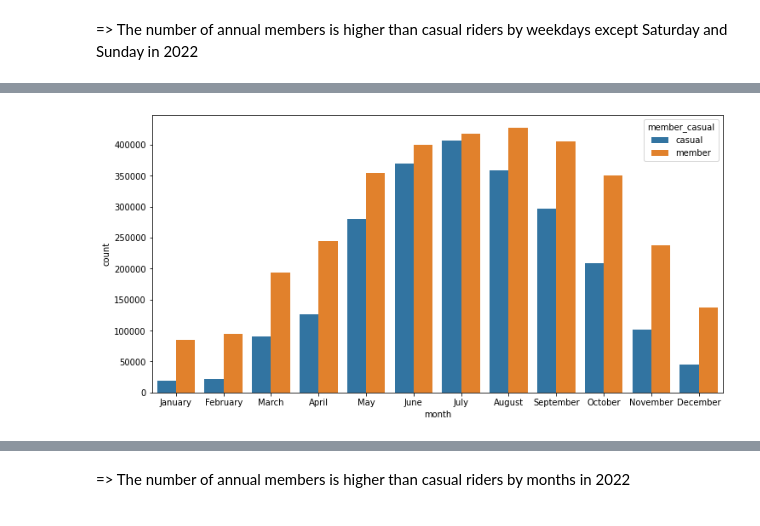
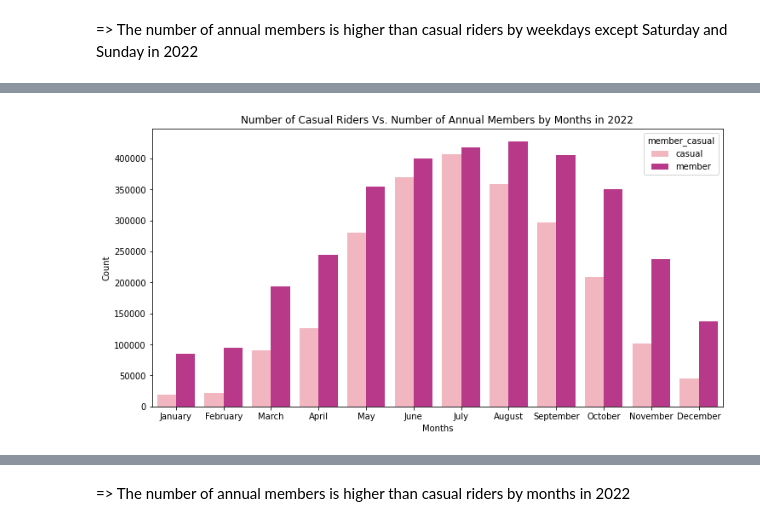
Before and after one commit to vynguyen293/Cyclistic-Bike-Share-Analysis, a Jupyter notebook: Cyclistic-Bike-Share-Analysis.ipynb, the cells around one changed output, grey strips where cells are left out. Saved outputs shown, nothing was run; the diff lists cells and outputs as text; code cells hidden in the pictures.

```diff
--- a/Cyclistic-Bike-Share-Analysis.ipynb
+++ b/Cyclistic-Bike-Share-Analysis.ipynb
@@ -232,5 +229,8 @@ df_pivot_2
 # %%
 plt.figure(figsize=(12,6))
-sns.countplot(x='month',data=df, hue='member_casual');
+sns.countplot(x='month', data=df, hue='member_casual', palette='RdPu')
+plt.title('Number of Casual Riders Vs. Number of Annual Members by Months in 2022')
+plt.xlabel('Months')
+plt.ylabel('Count');
 # %% [output]
-[figure, old version]
+[figure, new version]
```
Also changed, not shown: parts of 31 cells of this notebook.
